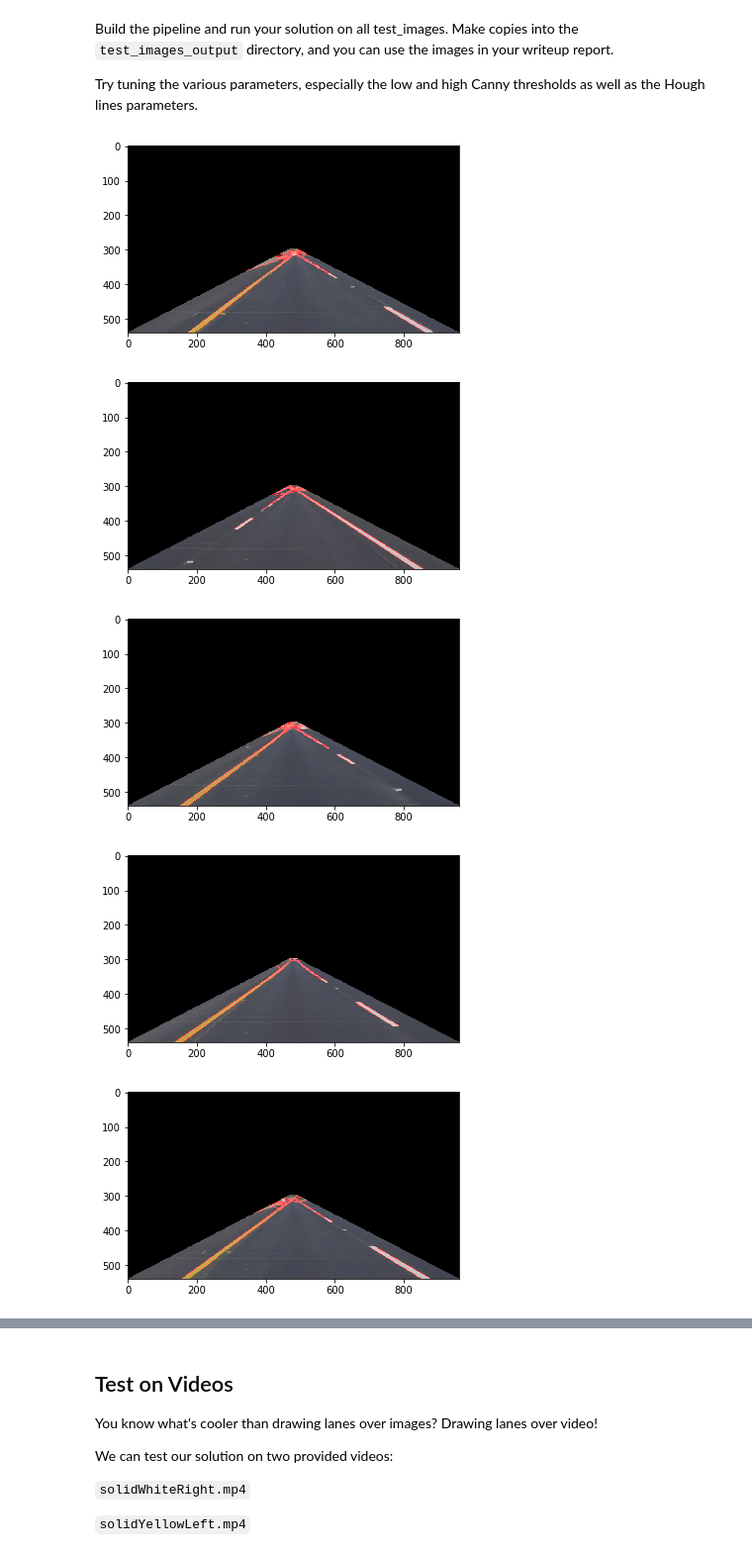
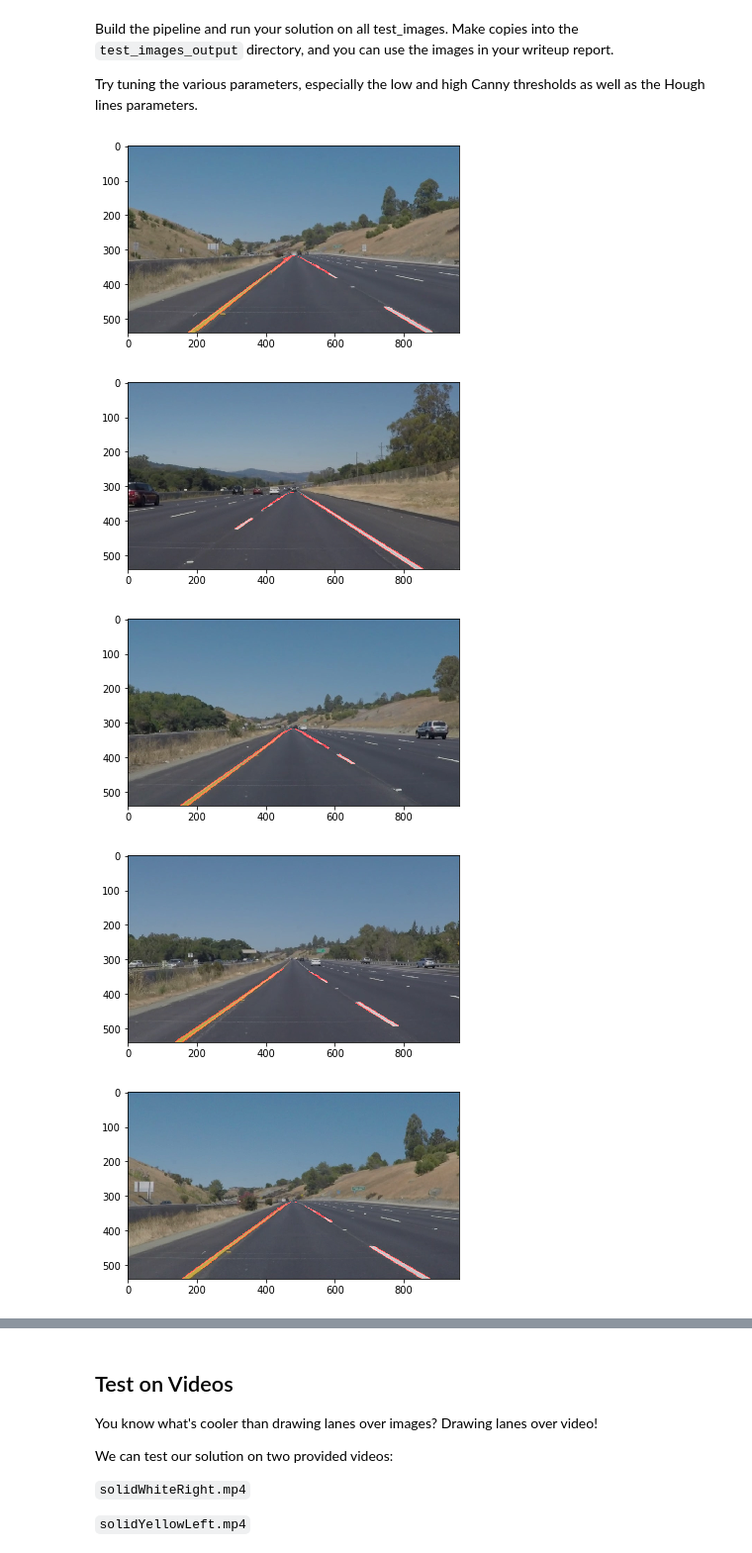
Before and after one commit to settinghead/CarND-LaneLines-P1, a Jupyter notebook: P1.ipynb, the cells around one changed output, grey strips where cells are left out. Shown: that part at 99% size. Cells and saved outputs as stored; diff of their text form; code cells hidden in the pictures.

```diff
--- a/P1.ipynb
+++ b/P1.ipynb
@@ -195,32 +195,36 @@ Try tuning the various parameters, especially the low and high Canny thresholds
 # %%
 # TODO: Build your pipeline that will draw lane lines on the test_images
 # then save them to the test_images_output directory.
 images = os.listdir("test_images/")
 
 
 def find_lanes(image):
     gray = grayscale(image)
     blur_gray = gaussian_blur(gray, kernel_size=5)
     (h, w, _) = image.shape
     edges = canny(blur_gray, low_threshold=50, high_threshold=150)
     lines = hough_lines(edges, rho=2, theta=np.pi/180, threshold=15, min_line_len=40, max_line_gap=20)
-    weighted = weighted_img(lines, image)
-    masked = region_of_interest(weighted, np.array([[
+    masked = region_of_interest(lines, np.array([[
         (0, h),
-        (math.floor(w * 0.49), math.floor(h * 0.55)),
-        (math.floor(w * 0.51), math.floor(h * 0.55)),
+        (math.floor(w * 0.49), math.floor(h * 0.59)),
+        (math.floor(w * 0.51), math.floor(h * 0.59)),
         (w, h)
     ]]))
-    return masked
+    weighted = weighted_img(masked, image)
+    return weighted
+
+if not os.path.exists("test_images_output"):
+    os.makedirs("test_images_output")
 
 for imgsrc in images:
     image = mpimg.imread('test_images/' + imgsrc)
-    lanes = find_lanes(image)
-    # plt.figure()
-    # plt.imshow(lanes)
+    with_lanes = find_lanes(image)
+    plt.figure()
+    plt.imshow(with_lanes)
+    mpimg.imsave("test_images_output/" + imgsrc, with_lanes, format="jpg")
 # %% [output]
-[figure, old version]
+[figure, new version]
-[figure, old version]
+[figure, new version]
-[figure, old version]
+[figure, new version]
-[figure, old version]
+[figure, new version]
-[figure, old version]
+[figure, new version]
```
Also changed, not shown: parts of 4 cells of this notebook, 7 other files.
